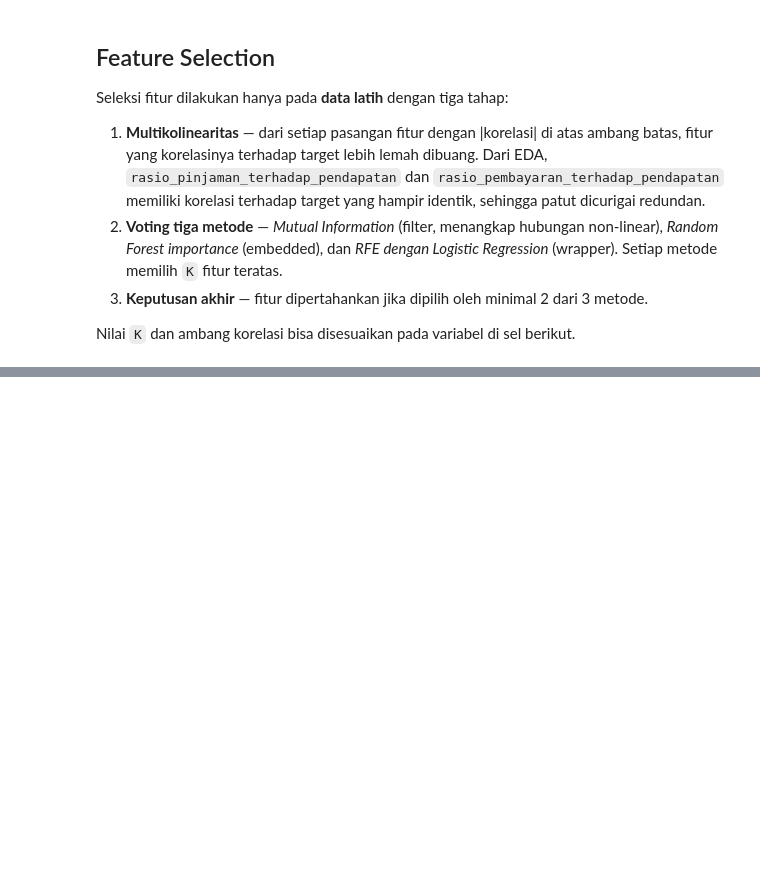
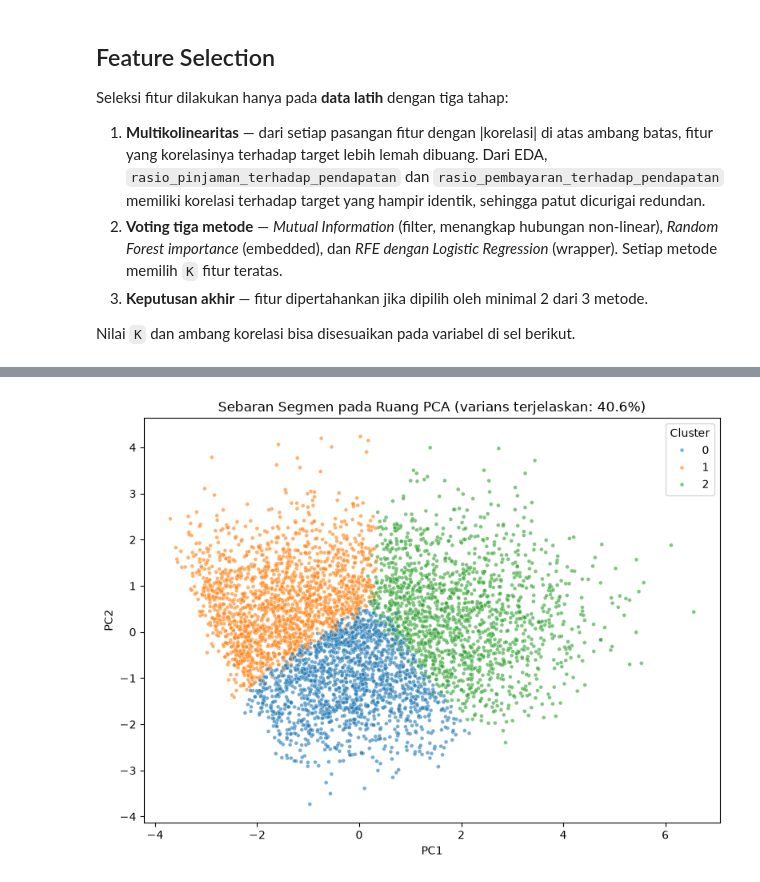
Before and after one commit to Yaboku29/credit-risk-mitigation-segmentation, a Jupyter notebook: coba.ipynb, the cells around one changed output, grey strips where cells are left out. Saved outputs shown, nothing was run; the diff lists cells and outputs as text; code cells hidden in the pictures; blank space fills up the shorter version.

```diff
--- a/coba.ipynb
+++ b/coba.ipynb
@@ -638,0 +825,18 @@ Ukuran akhir: (39296, 15) (9825, 15)
+# %%
+pca = PCA(n_components=2, random_state=RANDOM_STATE)
+pca.fit(X_train_final)
+
+sampel = X_train_final.sample(n=min(5000, len(X_train_final)), random_state=RANDOM_STATE)
+koordinat = pca.transform(sampel)
+
+plt.figure(figsize=(8, 6))
+sns.scatterplot(x=koordinat[:, 0], y=koordinat[:, 1], hue=cluster_train.loc[sampel.index].values,
+                palette='tab10', s=12, alpha=0.6)
+plt.title(f'Sebaran Segmen pada Ruang PCA (varians terjelaskan: {pca.explained_variance_ratio_.sum():.1%})')
+plt.xlabel('PC1')
+plt.ylabel('PC2')
+plt.legend(title='Cluster')
+plt.tight_layout()
+plt.show()
+# %% [output]
+[figure, added]
```
Also changed, not shown: parts of 25 cells of this notebook, 9 other files.
